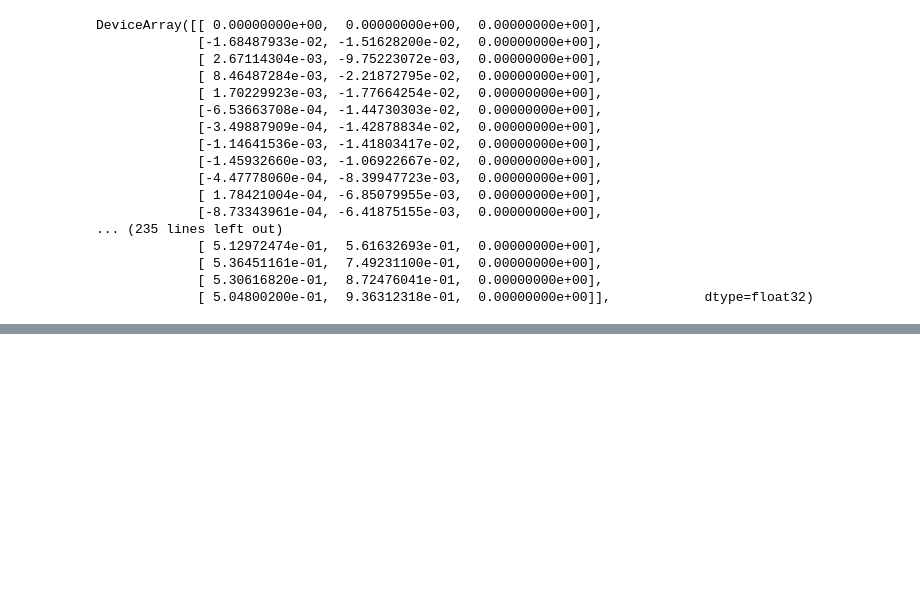
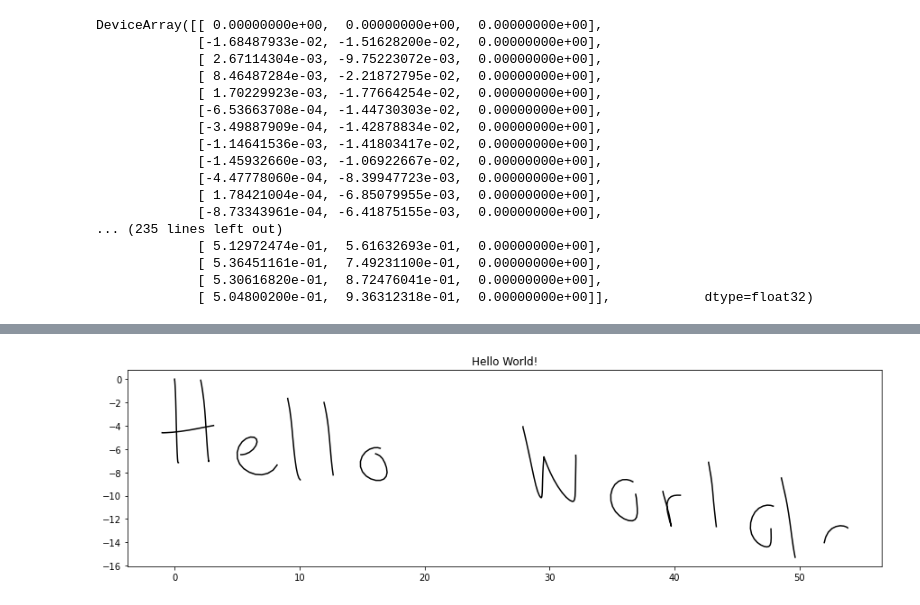
Before and after one commit to dcbrien/More-than-meets-the-eye---Transformers-that-write, a Jupyter notebook: Writing-Transformer.ipynb, the cells around one changed output, grey strips where cells are left out. Cells and saved outputs as stored; diff of their text form; code cells hidden in the pictures; blank space fills up the shorter version.

```diff
--- a/Writing-Transformer.ipynb
+++ b/Writing-Transformer.ipynb
@@ -1117,0 +1126,4 @@ plot_stroke(results[0, :500, :], one_hot_sentence[0, :])
+# %%
+plot_stroke(results[0, :, :], one_hot_sentence[0, :])
+# %% [output]
+[figure, added]
```
Also changed, not shown: parts of 10 cells of this notebook, 1 other file.
